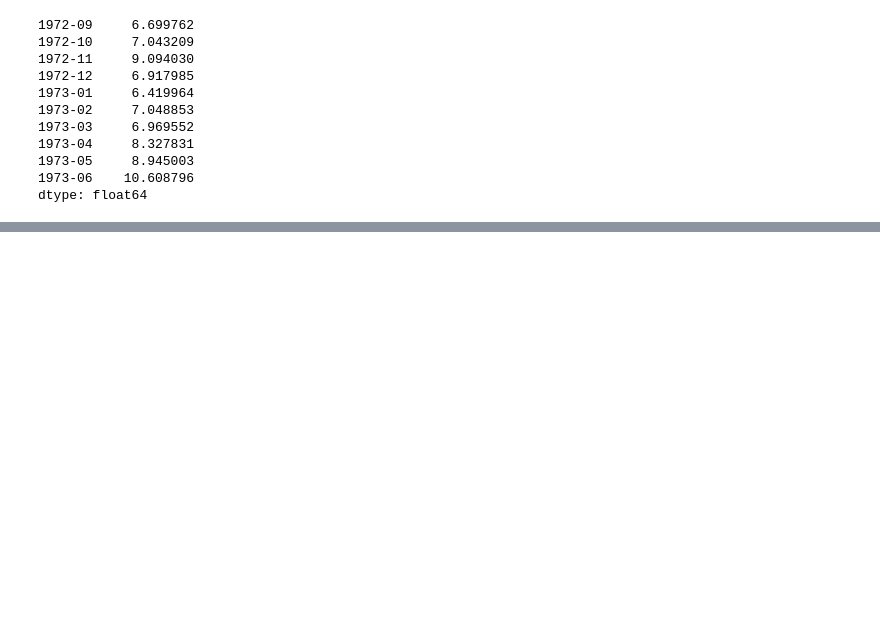
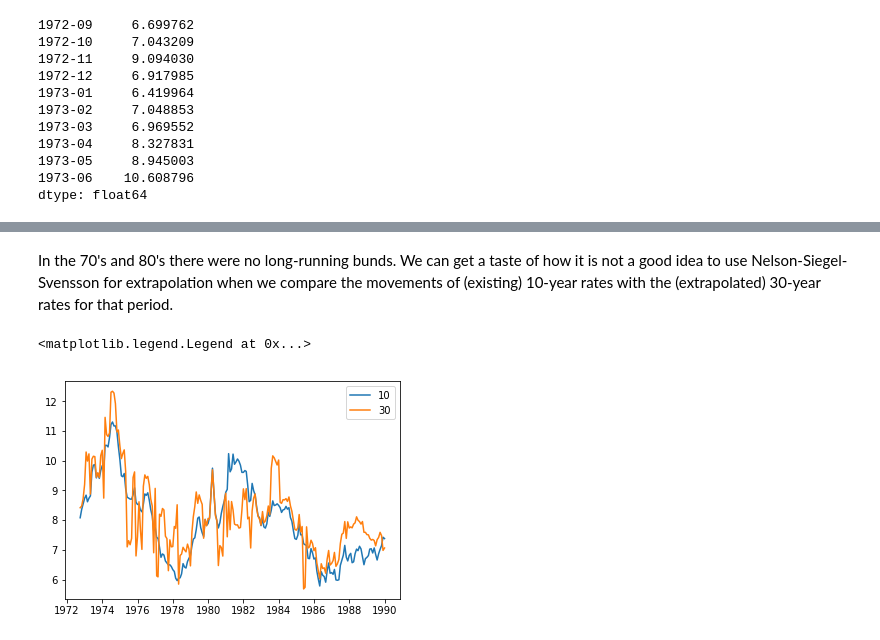
Before and after one commit to t-vi/interesting-rates, a Jupyter notebook: yieldcurve/nelson-siegel-svensson.ipynb, the cells around one changed output, grey strips where cells are left out. Cells and saved outputs as stored; diff of their text form; code cells hidden in the pictures; blank space fills up the shorter version.

```diff
--- a/yieldcurve/nelson-siegel-svensson.ipynb
+++ b/yieldcurve/nelson-siegel-svensson.ipynb
@@ -122,0 +92,11 @@ check_df
+# %% [markdown]
+In the 70's and 80's there were no long-running bunds.
+We can get a taste of how it is not a good idea to use Nelson-Siegel-Svensson for extrapolation when we compare
+the movements of (existing) 10-year rates with the (extrapolated) 30-year rates for that period.
+# %%
+pyplot.plot(nelson_siegel_svensson(10.0, *[df[i] for i in ["beta0","beta1","beta2","beta3","tau1","tau2"]]).loc[:'1990-01-01'],label="10")
+pyplot.plot(nelson_siegel_svensson(30.0, *[df[i] for i in ["beta0","beta1","beta2","beta3","tau1","tau2"]]).loc[:'1990-01-01'],label="30")
+pyplot.legend()
+# %% [output]
+<matplotlib.legend.Legend at 0x...>
+[figure, added]
```
Also changed, not shown: parts of 13 cells of this notebook.
